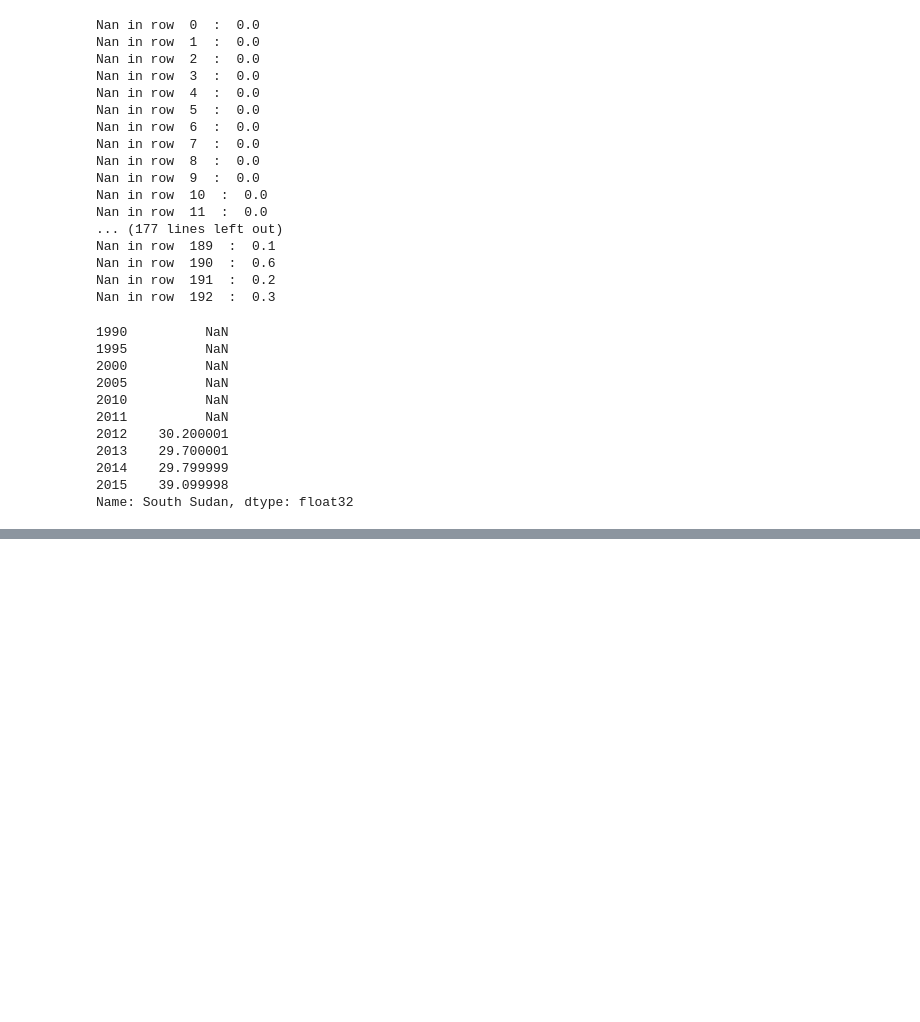
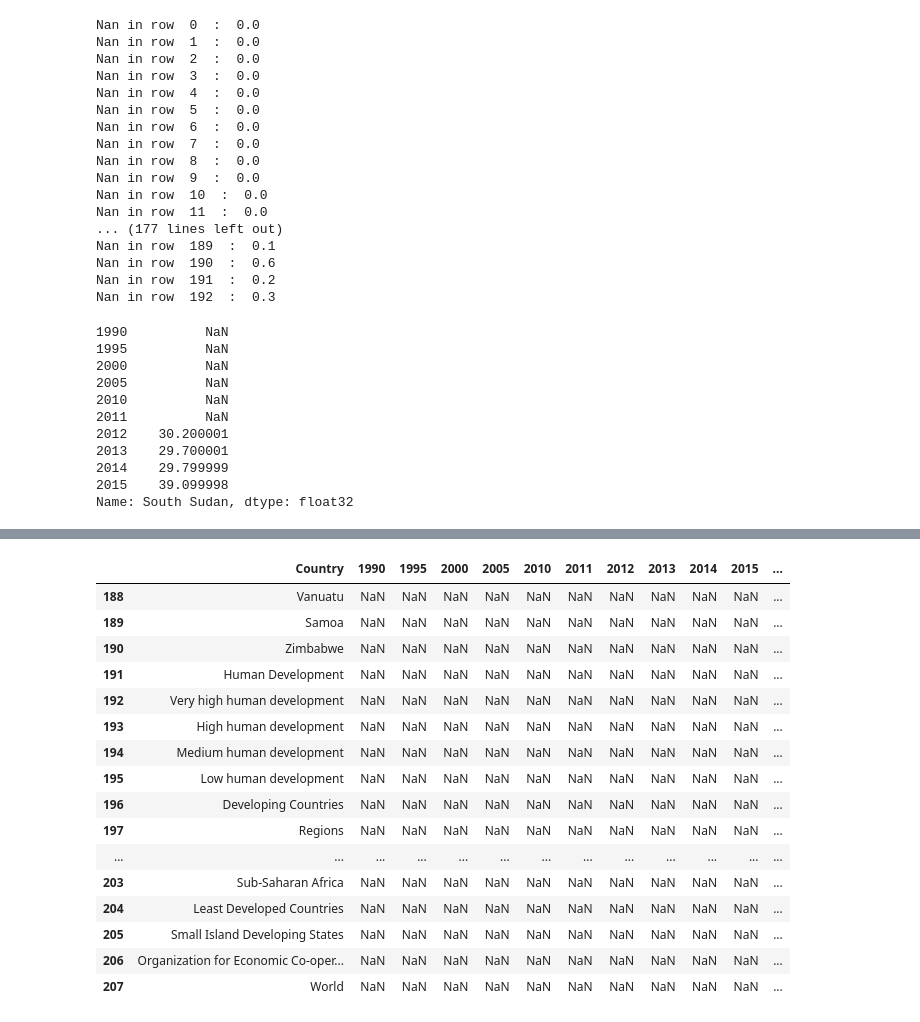
Before and after one commit to mattcoget/Project-HDI, a Jupyter notebook: Natural ressources depletion.ipynb, the cells around one changed output, grey strips where cells are left out. Drawn from its saved outputs; the diff is of its cells as text; code cells hidden in the pictures; blank space fills up the shorter version.

```diff
--- a/Natural ressources depletion.ipynb
+++ b/Natural ressources depletion.ipynb
@@ -1772,0 +1799,2 @@ renewables.to_csv('Renewable energy consumption_cleaned.csv')
+# %%
+water=pd.read_csv(file, header=1)
@@ -1772,0 +1811,4 @@ renewables.to_csv('Renewable energy consumption_cleaned.csv')
+# %%
+water.drop(['HDI Rank (2018)', 'Unnamed: 3', 'Unnamed: 5', 'Unnamed: 7', 'Unnamed: 9', 'Unnamed: 11',
+           'Unnamed: 13', 'Unnamed: 15', 'Unnamed: 17', 'Unnamed: 19', 'Unnamed: 21', 'Unnamed: 23',
+           'Unnamed: 25'], axis=1, inplace=True)
@@ -1772,0 +1824,2 @@ renewables.to_csv('Renewable energy consumption_cleaned.csv')
+# %%
+water=water.replace('..', '').replace(' ', '')
@@ -1772,0 +1849,5 @@ renewables.to_csv('Renewable energy consumption_cleaned.csv')
+# %%
+cols = water.columns[water.dtypes.eq('object')]
+cols=cols.drop('Country')
+water[cols]=water[cols].apply(pd.to_numeric, downcast='float')
+water.head()
@@ -1772,0 +1861,20 @@ renewables.to_csv('Renewable energy consumption_cleaned.csv')
+# %%
+water.tail(20)
+# %% [output]
+|  | Country | 1990 | 1995 | 2000 | 2005 | 2010 | 2011 | 2012 | 2013 | 2014 | 2015 | ... |
+| 188 | Vanuatu | NaN | NaN | NaN | NaN | NaN | NaN | NaN | NaN | NaN | NaN | ... |
+| 189 | Samoa | NaN | NaN | NaN | NaN | NaN | NaN | NaN | NaN | NaN | NaN | ... |
+| 190 | Zimbabwe | NaN | NaN | NaN | NaN | NaN | NaN | NaN | NaN | NaN | NaN | ... |
+| 191 | Human Development | NaN | NaN | NaN | NaN | NaN | NaN | NaN | NaN | NaN | NaN | ... |
+| 192 | Very high human development | NaN | NaN | NaN | NaN | NaN | NaN | NaN | NaN | NaN | NaN | ... |
+| 193 | High human development | NaN | NaN | NaN | NaN | NaN | NaN | NaN | NaN | NaN | NaN | ... |
+| 194 | Medium human development | NaN | NaN | NaN | NaN | NaN | NaN | NaN | NaN | NaN | NaN | ... |
+| 195 | Low human development | NaN | NaN | NaN | NaN | NaN | NaN | NaN | NaN | NaN | NaN | ... |
+| 196 | Developing Countries | NaN | NaN | NaN | NaN | NaN | NaN | NaN | NaN | NaN | NaN | ... |
+| 197 | Regions | NaN | NaN | NaN | NaN | NaN | NaN | NaN | NaN | NaN | NaN | ... |
+| ... | ... | ... | ... | ... | ... | ... | ... | ... | ... | ... | ... | ... |
+| 203 | Sub-Saharan Africa | NaN | NaN | NaN | NaN | NaN | NaN | NaN | NaN | NaN | NaN | ... |
+| 204 | Least Developed Countries | NaN | NaN | NaN | NaN | NaN | NaN | NaN | NaN | NaN | NaN | ... |
+| 205 | Small Island Developing States | NaN | NaN | NaN | NaN | NaN | NaN | NaN | NaN | NaN | NaN | ... |
+| 206 | Organization for Economic Co-oper... | NaN | NaN | NaN | NaN | NaN | NaN | NaN | NaN | NaN | NaN | ... |
+| 207 | World | NaN | NaN | NaN | NaN | NaN | NaN | NaN | NaN | NaN | NaN | ... |
```
Also changed, not shown: parts of 15 cells of this notebook, 19 other files.
